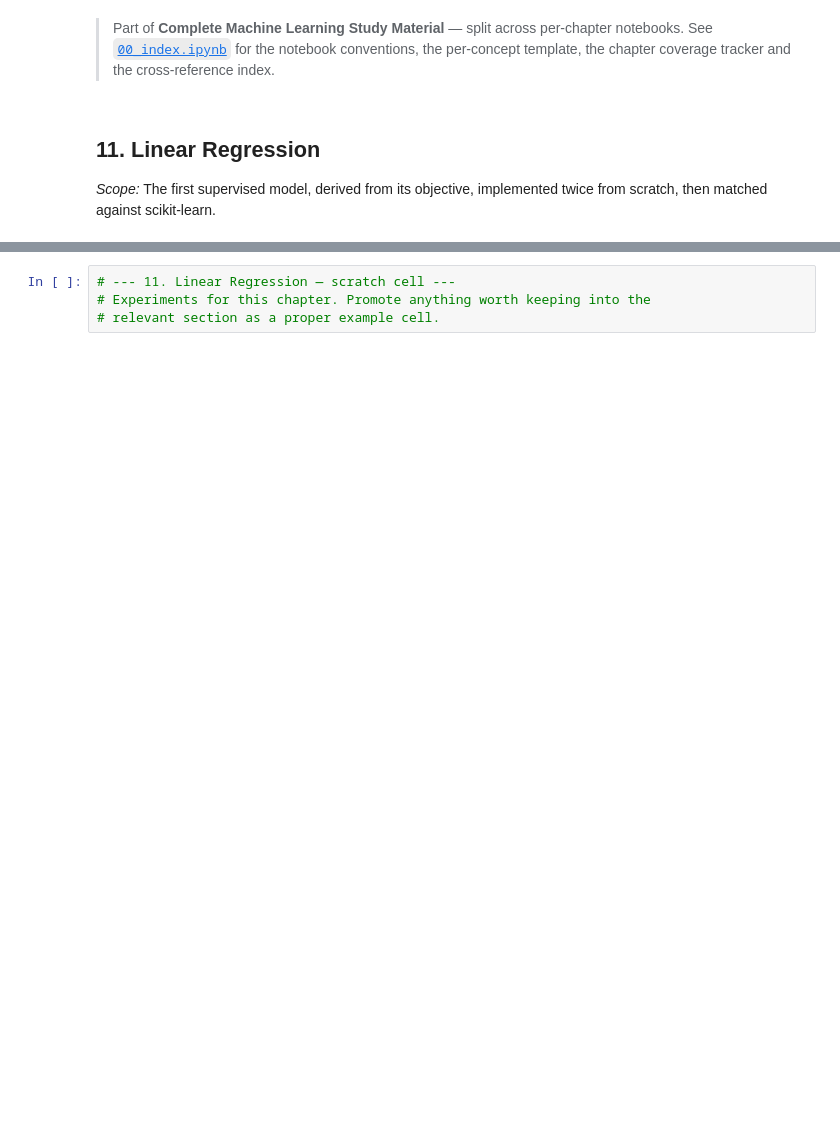
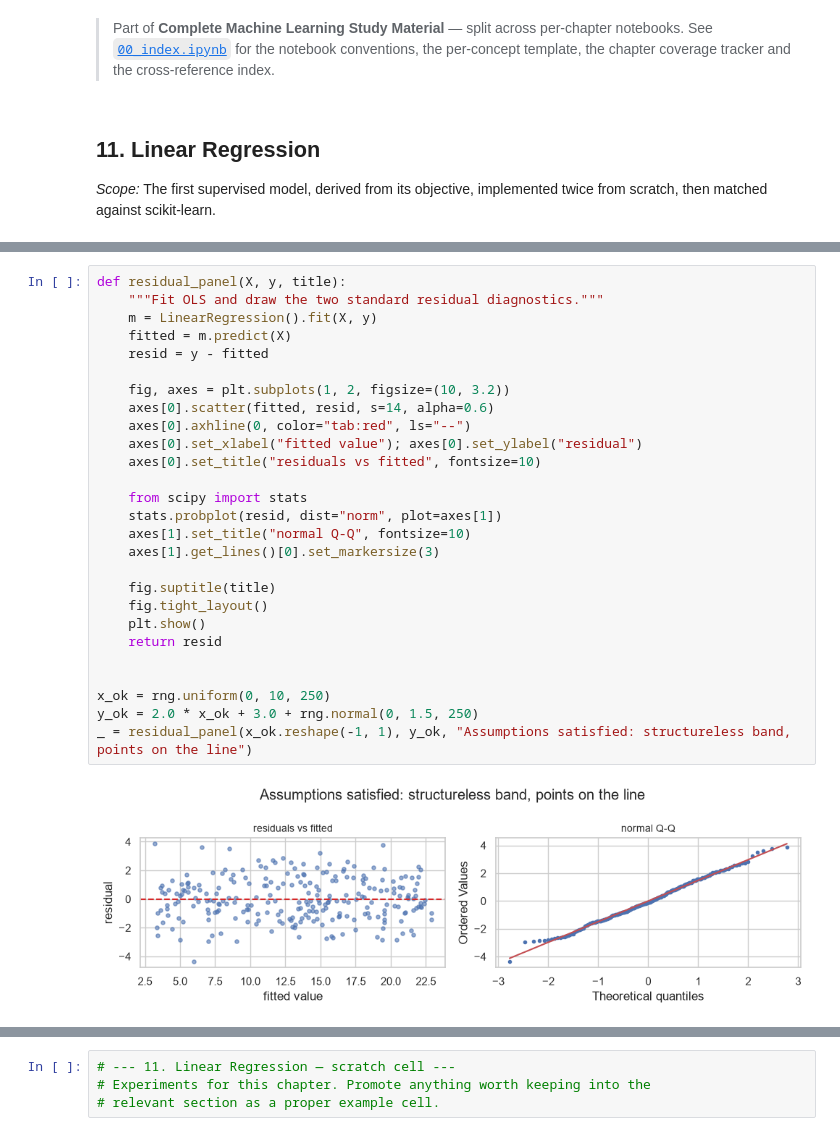
Before and after one commit to Shayan2002Saha/ML_Materials, a Jupyter notebook: 11_linear_regression.ipynb, the cells around one changed output, grey strips where cells are left out. Saved outputs shown, nothing was run; the diff lists cells and outputs as text; blank space fills up the shorter version.

```diff
--- a/11_linear_regression.ipynb
+++ b/11_linear_regression.ipynb
@@ -46,0 +420,29 @@
+# %%
+def residual_panel(X, y, title):
+    """Fit OLS and draw the two standard residual diagnostics."""
+    m = LinearRegression().fit(X, y)
+    fitted = m.predict(X)
+    resid = y - fitted
+
+    fig, axes = plt.subplots(1, 2, figsize=(10, 3.2))
+    axes[0].scatter(fitted, resid, s=14, alpha=0.6)
+    axes[0].axhline(0, color="tab:red", ls="--")
+    axes[0].set_xlabel("fitted value"); axes[0].set_ylabel("residual")
+    axes[0].set_title("residuals vs fitted", fontsize=10)
+
+    from scipy import stats
+    stats.probplot(resid, dist="norm", plot=axes[1])
+    axes[1].set_title("normal Q-Q", fontsize=10)
+    axes[1].get_lines()[0].set_markersize(3)
+
+    fig.suptitle(title)
+    fig.tight_layout()
+    plt.show()
+    return resid
+
+
+x_ok = rng.uniform(0, 10, 250)
+y_ok = 2.0 * x_ok + 3.0 + rng.normal(0, 1.5, 250)
+_ = residual_panel(x_ok.reshape(-1, 1), y_ok, "Assumptions satisfied: structureless band, points on the line")
+# %% [output]
+[figure, added]
```
Also changed, not shown: parts of 97 cells of this notebook, 4 other files.
